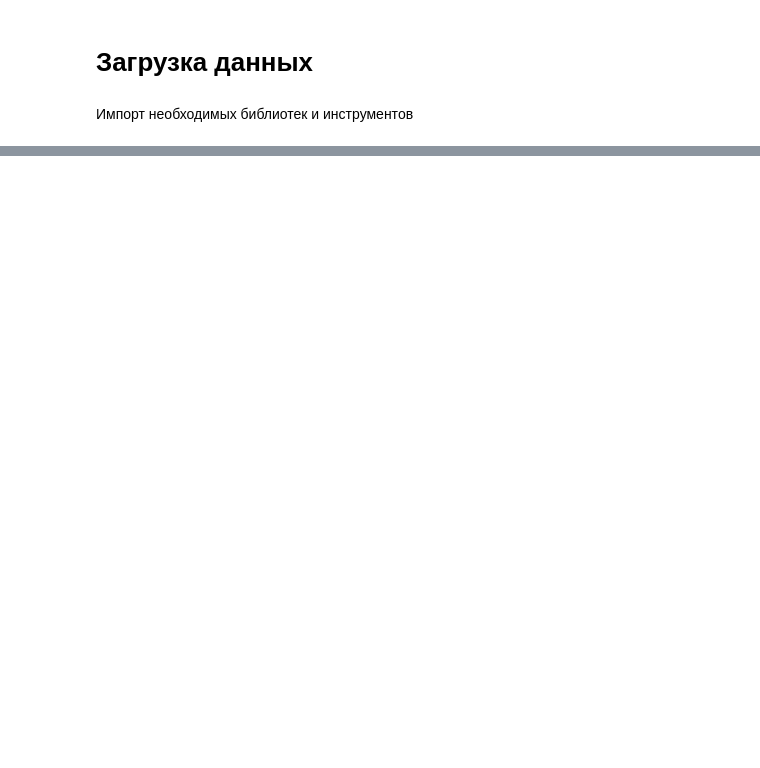
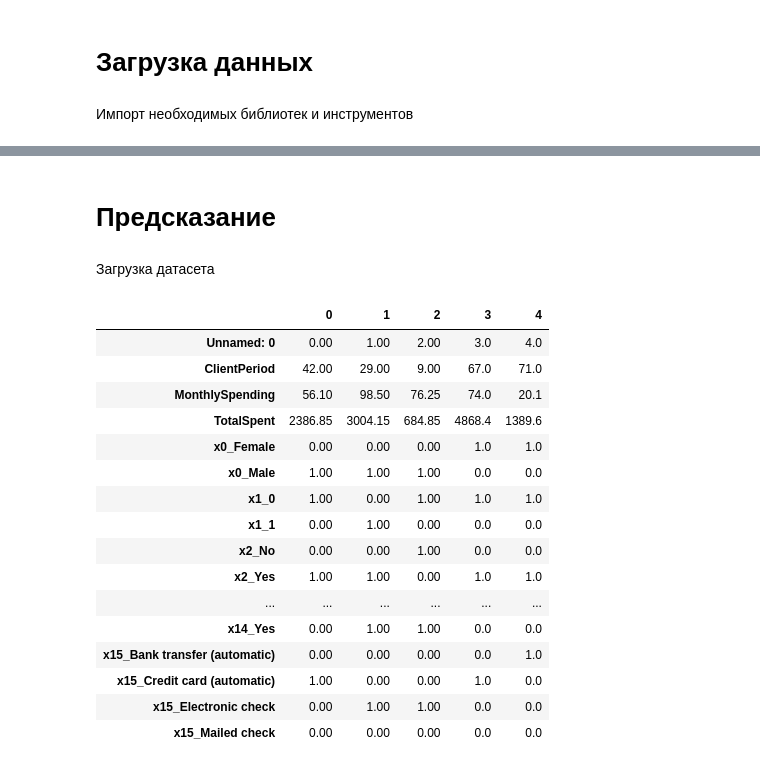
Before and after one commit to ValShm/mipt-ml-homeworks, a Jupyter notebook: homeworks/mipt-machine-learning/telecom/predicting.ipynb, the cells around one changed output, grey strips where cells are left out. Cells and saved outputs as stored; diff of their text form; code cells hidden in the pictures; blank space fills up the shorter version.

```diff
--- a/homeworks/mipt-machine-learning/telecom/predicting.ipynb
+++ b/homeworks/mipt-machine-learning/telecom/predicting.ipynb
@@ -371,0 +77,25 @@ submission.to_csv('./my_submission.csv')
+# %% [markdown]
+# Предсказание
+# %% [markdown]
+Загрузка датасета
+# %%
+X_test = pd.read_csv(base_dir + "test_preprocessed.csv")
+X_test.head().T
+# %% [output]
+|  | 0 | 1 | 2 | 3 | 4 |
+| Unnamed: 0 | 0.00 | 1.00 | 2.00 | 3.0 | 4.0 |
+| ClientPeriod | 42.00 | 29.00 | 9.00 | 67.0 | 71.0 |
+| MonthlySpending | 56.10 | 98.50 | 76.25 | 74.0 | 20.1 |
+| TotalSpent | 2386.85 | 3004.15 | 684.85 | 4868.4 | 1389.6 |
+| x0_Female | 0.00 | 0.00 | 0.00 | 1.0 | 1.0 |
+| x0_Male | 1.00 | 1.00 | 1.00 | 0.0 | 0.0 |
+| x1_0 | 1.00 | 0.00 | 1.00 | 1.0 | 1.0 |
+| x1_1 | 0.00 | 1.00 | 0.00 | 0.0 | 0.0 |
+| x2_No | 0.00 | 0.00 | 1.00 | 0.0 | 0.0 |
+| x2_Yes | 1.00 | 1.00 | 0.00 | 1.0 | 1.0 |
+| ... | ... | ... | ... | ... | ... |
+| x14_Yes | 0.00 | 1.00 | 1.00 | 0.0 | 0.0 |
+| x15_Bank transfer (automatic) | 0.00 | 0.00 | 0.00 | 0.0 | 1.0 |
+| x15_Credit card (automatic) | 1.00 | 0.00 | 0.00 | 1.0 | 0.0 |
+| x15_Electronic check | 0.00 | 1.00 | 1.00 | 0.0 | 0.0 |
+| x15_Mailed check | 0.00 | 0.00 | 0.00 | 0.0 | 0.0 |
```
Also changed, not shown: parts of 50 cells of this notebook, 1 other file.
